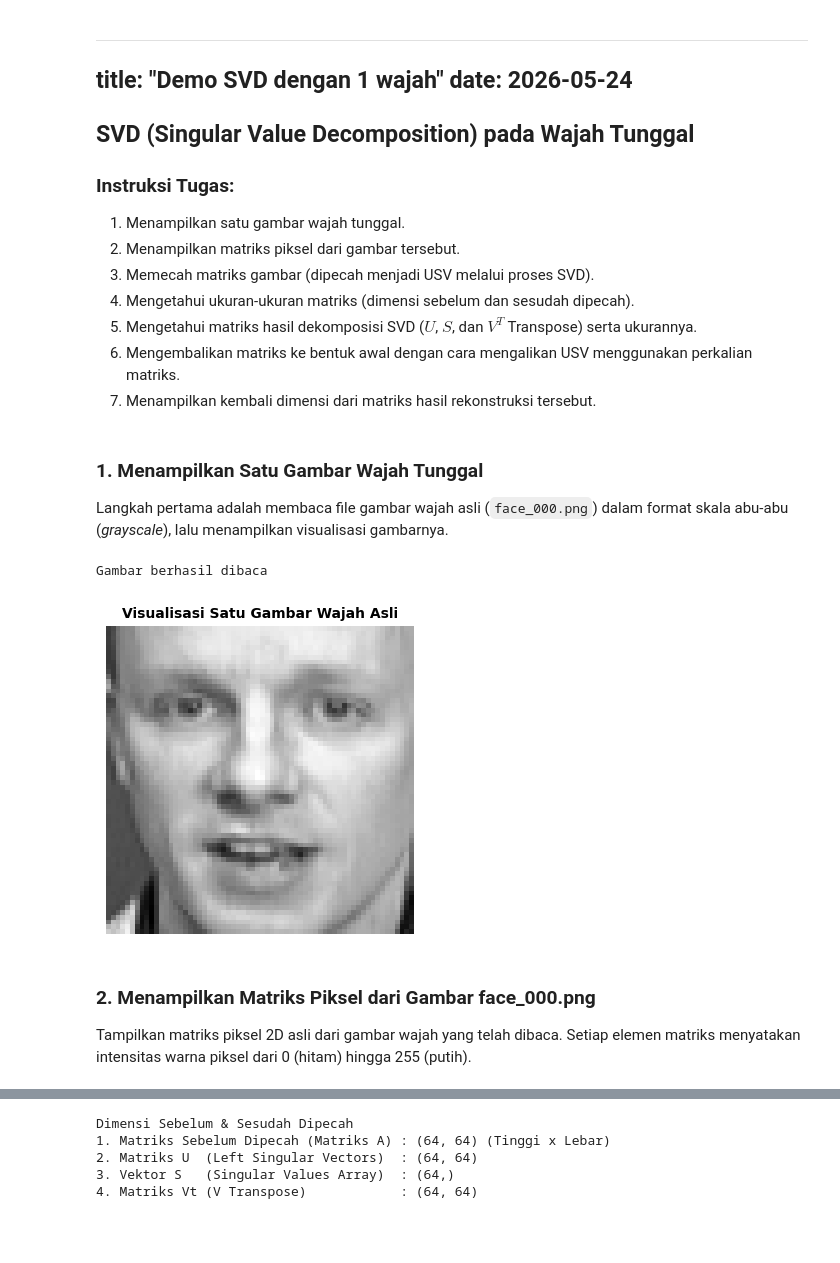
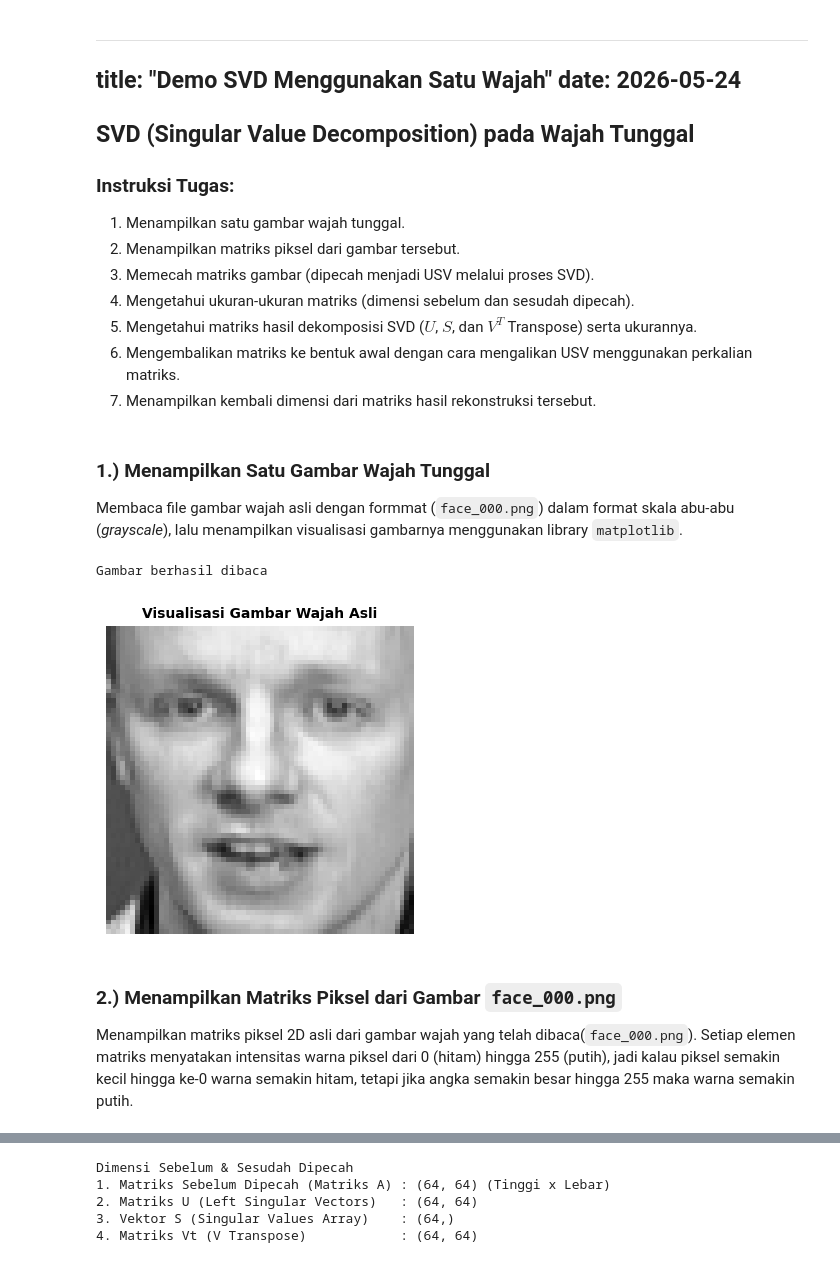
Before and after one commit to IlhamInsight/KAL, a Jupyter notebook: src/5-vektor/5-demo_eigenfaces.ipynb, the cells around one changed output, grey strips where cells are left out. Saved outputs shown, nothing was run; the diff lists cells and outputs as text; code cells hidden in the pictures; blank space fills up the shorter version.

```diff
--- a/src/5-vektor/5-demo_eigenfaces.ipynb
+++ b/src/5-vektor/5-demo_eigenfaces.ipynb
@@ -1,9 +1,8 @@
 # %% [markdown]
 ---
-title: "Demo SVD dengan 1 wajah"
+title: "Demo SVD Menggunakan Satu Wajah"
 date: 2026-05-24
 ---
-
 ## SVD (Singular Value Decomposition) pada Wajah Tunggal
 
 ### **Instruksi Tugas:**
@@ -15,36 +14,36 @@ date: 2026-05-24
 6. Mengembalikan matriks ke bentuk awal dengan cara mengalikan USV menggunakan perkalian matriks.
 7. Menampilkan kembali dimensi dari matriks hasil rekonstruksi tersebut.
 # %% [markdown]
-### **1. Menampilkan Satu Gambar Wajah Tunggal**
+### **1.) Menampilkan Satu Gambar Wajah Tunggal**
 
-Langkah pertama adalah membaca file gambar wajah asli (`face_000.png`) dalam format skala abu-abu (*grayscale*), lalu menampilkan visualisasi gambarnya.
+Membaca file gambar wajah asli dengan formmat (`face_000.png`) dalam format skala abu-abu (*grayscale*), lalu menampilkan visualisasi gambarnya menggunakan library `matplotlib`.
 # %%
 import os
 import cv2
 import numpy as np
 import matplotlib.pyplot as plt
 
 # definisikan path gambar
 path_gambar = "eigenfaces/face_000.png"
 gambar = cv2.imread(path_gambar, cv2.IMREAD_GRAYSCALE)
 
 if gambar is None:
     print("Gambar tidak ditemukan")
 else:
     print("Gambar berhasil dibaca")
 
-    # tampilkan Gambar menggunakan matplotlib
+    # menampilkan gambar menggunakan matplotlib
     plt.figure(figsize=(4, 4))
     plt.imshow(gambar, cmap='gray')
-    plt.title("Visualisasi Satu Gambar Wajah Asli", fontsize=10, fontweight='bold')
+    plt.title("Visualisasi Gambar Wajah Asli", fontsize=10, fontweight='bold')
     plt.axis('off')
     plt.show()
 # %% [output]
 Gambar berhasil dibaca
-[figure, old version]
+[figure, new version]
 # %% [markdown]
-### **2. Menampilkan Matriks Piksel dari Gambar face_000.png**
+### **2.) Menampilkan Matriks Piksel dari Gambar `face_000.png`**
 
-Tampilkan matriks piksel 2D asli dari gambar wajah yang telah dibaca. Setiap elemen matriks menyatakan intensitas warna piksel dari 0 (hitam) hingga 255 (putih).
+Menampilkan matriks piksel 2D asli dari gambar wajah yang telah dibaca(`face_000.png`). Setiap elemen matriks menyatakan intensitas warna piksel dari 0 (hitam) hingga 255 (putih), jadi kalau piksel semakin kecil hingga ke-0 warna semakin hitam, tetapi jika angka semakin besar hingga 255 maka warna semakin putih.
 # %%
 if gambar is not None:
```
Also changed, not shown: parts of 10 cells of this notebook.
